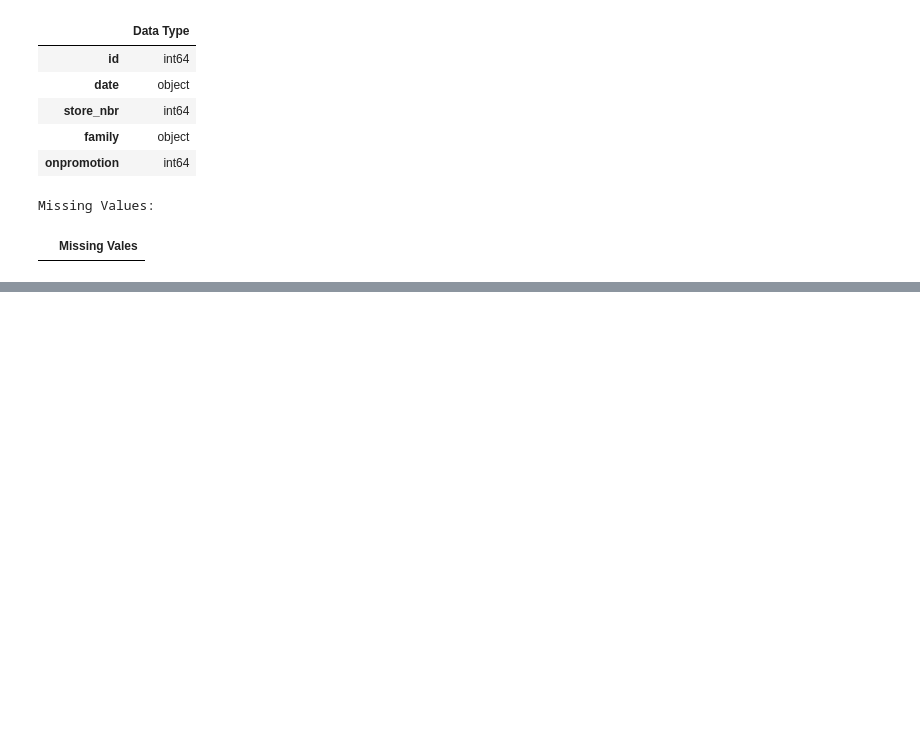
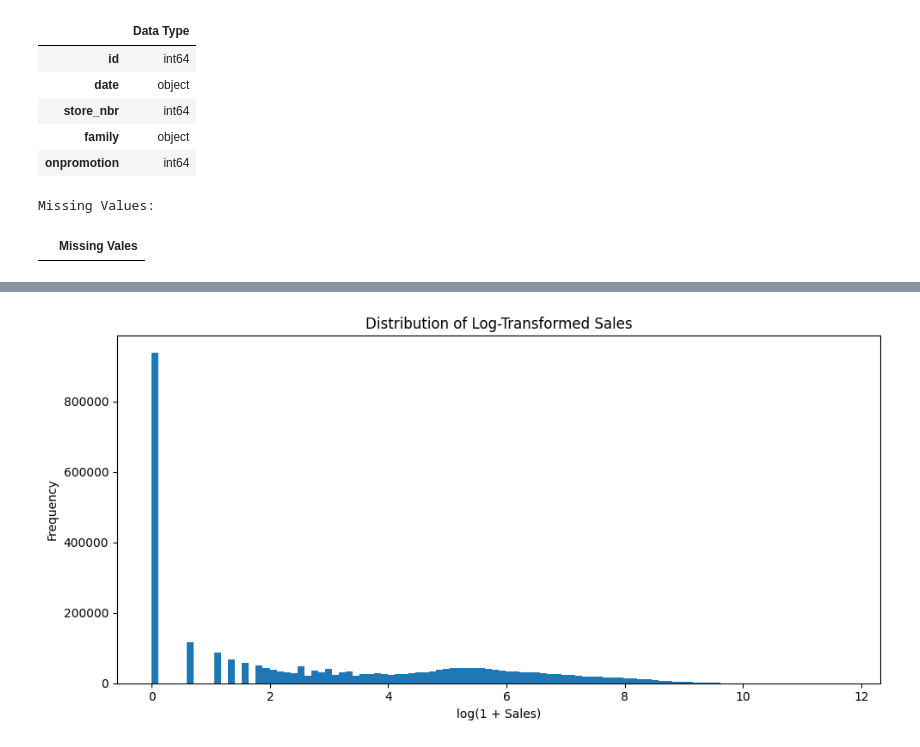
Before and after one commit to clia7/Store_Sales_Analysis, a Jupyter notebook: store-sales-competition.ipynb, the cells around one changed output, grey strips where cells are left out. Saved outputs shown, nothing was run; the diff lists cells and outputs as text; code cells hidden in the pictures; blank space fills up the shorter version.

Commit message:
Kaggle Notebook | Store_Sales_Competition | Version 6

```diff
--- a/store-sales-competition.ipynb
+++ b/store-sales-competition.ipynb
@@ -84,0 +101,14 @@ for df in dataframes.values():
+# %%
+sales = dataframes['train']['sales']
+
+plt.figure(figsize=(10, 5))
+plt.hist(np.log1p(sales), bins=100)
+
+plt.title('Distribution of Log-Transformed Sales')
+plt.xlabel('log(1 + Sales)')
+plt.ylabel('Frequency')
+
+plt.tight_layout()
+plt.show()
+# %% [output]
+[figure, added]
```
Also changed, not shown: parts of 4 cells of this notebook.
